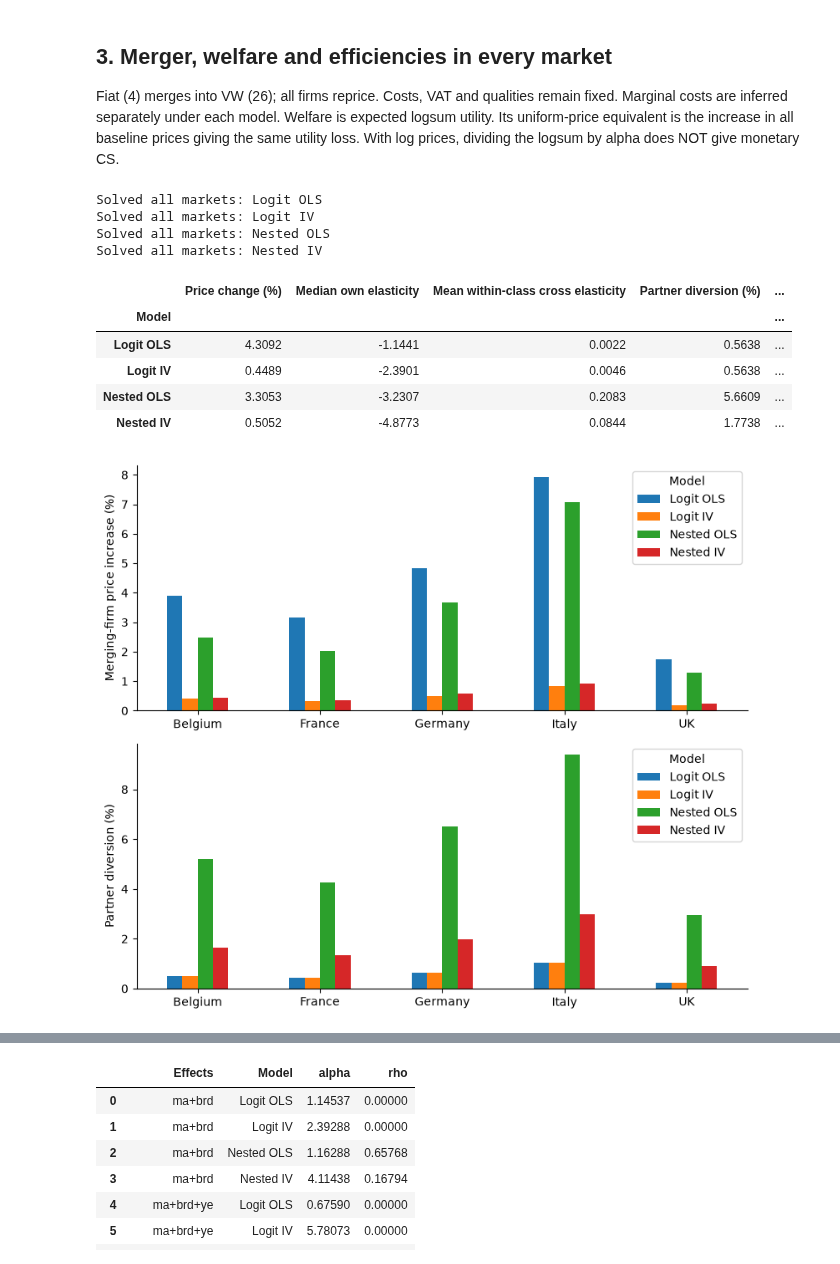
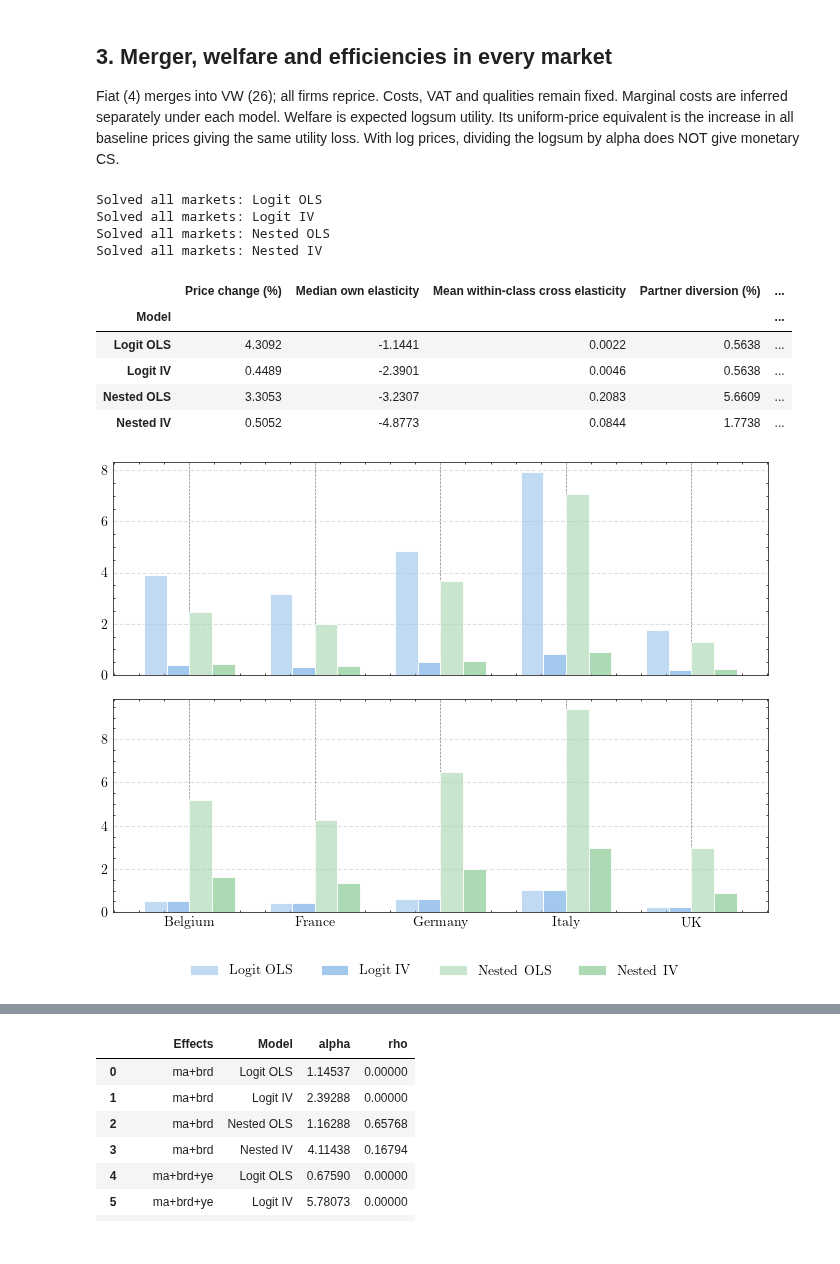
Before and after one commit to MO-tothe-ES/AIO_UCPH, a Jupyter notebook: P1_EUcars/project1.ipynb, the cells around one changed output, grey strips where cells are left out. Cells and saved outputs as stored; diff of their text form; code cells hidden in the pictures.

```diff
--- a/P1_EUcars/project1.ipynb
+++ b/P1_EUcars/project1.ipynb
@@ -8,4 +8,28 @@ Choose **Run All**. Keep the data at `data/cars.csv` beside this notebook.
 3. Simulate VW-Fiat in all 150 markets, compare welfare and plot countries.
 
 The last two blocks reproduce the report's robustness and theory results.
+# %%
+from pathlib import Path
+import numpy as np
+import pandas as pd
+import statsmodels.api as sm
+import pyhdfe, pyblp
+import matplotlib.pyplot as plt
+from linearmodels.iv import IV2SLS
+from scipy.special import logsumexp
+from scipy.optimize import brentq
+from IPython.display import display
+import scienceplots
+plt.style.use(["science", "grid"])
+plt.rcParams.update({
+    "font.size": 11,
+    "axes.titlesize": 13,
+    "axes.labelsize": 11,
+    "legend.fontsize": 9,
+    "figure.titlesize": 15,
+})
+pyblp.options.verbose = False
+pd.set_option('display.precision',5)
+
+OUT = Path('output'); OUT.mkdir(exist_ok=True)
 # %%
@@ -207,40 +218,31 @@ def counterfactual(d,fitted,efficiencies=False):
             every_market=max(brentq(lambda k:utility(price(k))-L0,0,.5)
                 for price,utility,p0,L0,merging,q in cases)
             savings.append({'Model':name,
                 'Every-market welfare neutrality (%)':100*every_market})
         print('Solved all markets:',name,flush=True)
     return pd.DataFrame(rows),pd.concat(products,ignore_index=True),pd.DataFrame(savings)
 
 mergers,products,savings = counterfactual(data,models,efficiencies=True)
 assert mergers.groupby('Model').size().eq(150).all()
 summary = mergers.groupby('Model').mean(numeric_only=True).join(substitution)
 headline = summary[['Price change (%)','Median own elasticity',
     'Mean within-class cross elasticity','Partner diversion (%)','Welfare equivalent (%)']].join(
     savings.set_index('Model')).reindex(order)
 display(headline.round(4))
 mergers.to_csv(OUT/'merger_markets.csv',index=False)
 products.to_csv(OUT/'merger_products.csv',index=False)
 summary.to_csv(OUT/'merger_summary.csv');savings.to_csv(OUT/'efficiencies.csv',index=False)
 country = mergers.groupby(['country','Model']).mean(numeric_only=True)
 country.to_csv(OUT/'country_results.csv')
-fig,axes = plt.subplots(2,1,figsize=(8,6.8))
-order = ['Logit OLS','Logit IV','Nested OLS','Nested IV']
-country['Price change (%)'].unstack()[order].reindex(countries.values()).plot.bar(
-    ax=axes[0],rot=0,ylabel='Merging-firm price increase (%)')
-pd.DataFrame(diversion).groupby(['country','Model'])['Partner diversion (%)'].mean().unstack()[order].reindex(
-    countries.values()).plot.bar(ax=axes[1],rot=0,ylabel='Partner diversion (%)')
-for ax in axes:
-    ax.set_xlabel('');ax.spines[['top','right']].set_visible(False)
-fig.tight_layout();fig.savefig(OUT/'comparison_countries.png',dpi=180);plt.show()
 # %% [output]
 Solved all markets: Logit OLS
 Solved all markets: Logit IV
 Solved all markets: Nested OLS
 Solved all markets: Nested IV
 |  | Price change (%) | Median own elasticity | Mean within-class cross elasticity | Partner diversion (%) | ... |
 | Model |  |  |  |  | ... |
 | Logit OLS | 4.3092 | -1.1441 | 0.0022 | 0.5638 | ... |
 | Logit IV | 0.4489 | -2.3901 | 0.0046 | 0.5638 | ... |
 | Nested OLS | 3.3053 | -3.2307 | 0.2083 | 5.6609 | ... |
 | Nested IV | 0.5052 | -4.8773 | 0.0844 | 1.7738 | ... |
-[figure, old version]
+[figure, new version]
```
Also changed, not shown: parts of 5 cells of this notebook, 16 other files.
